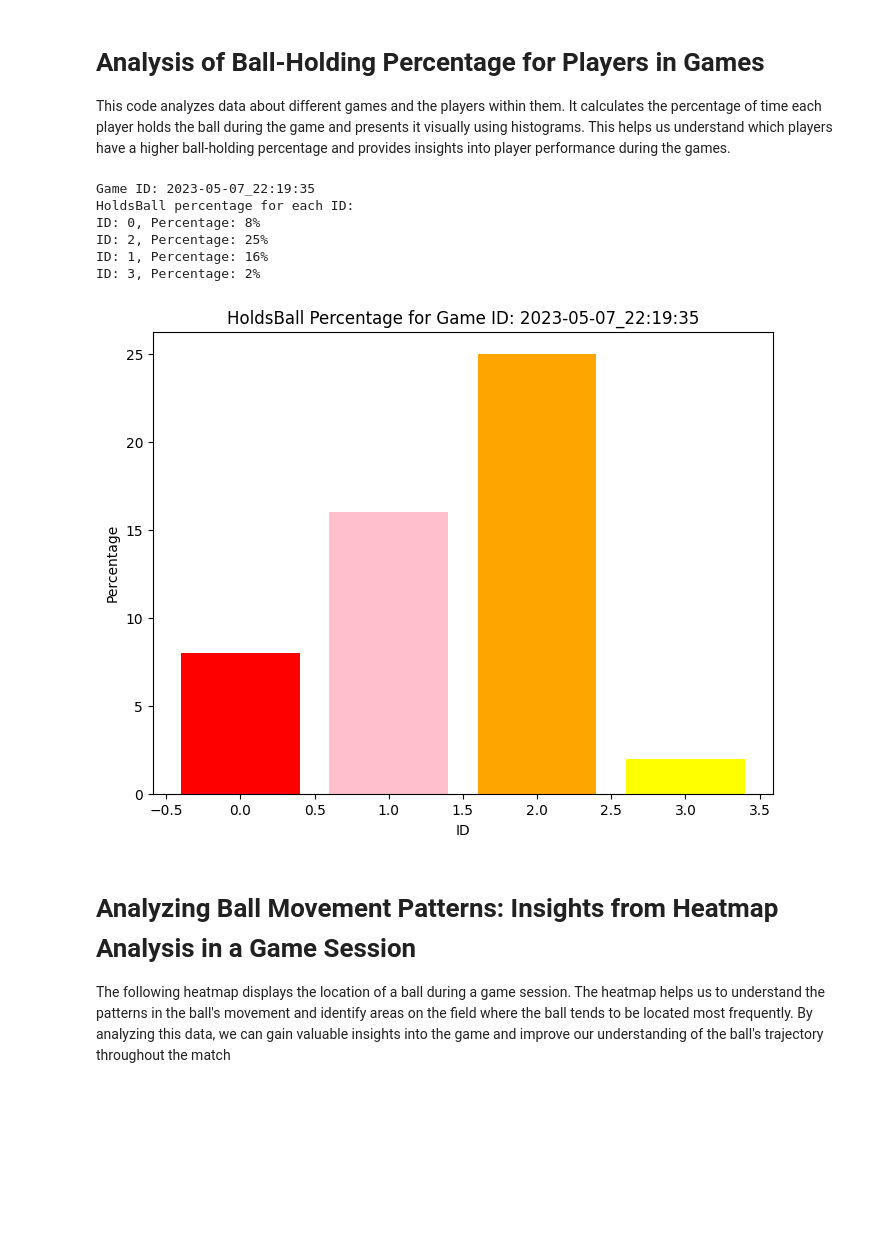
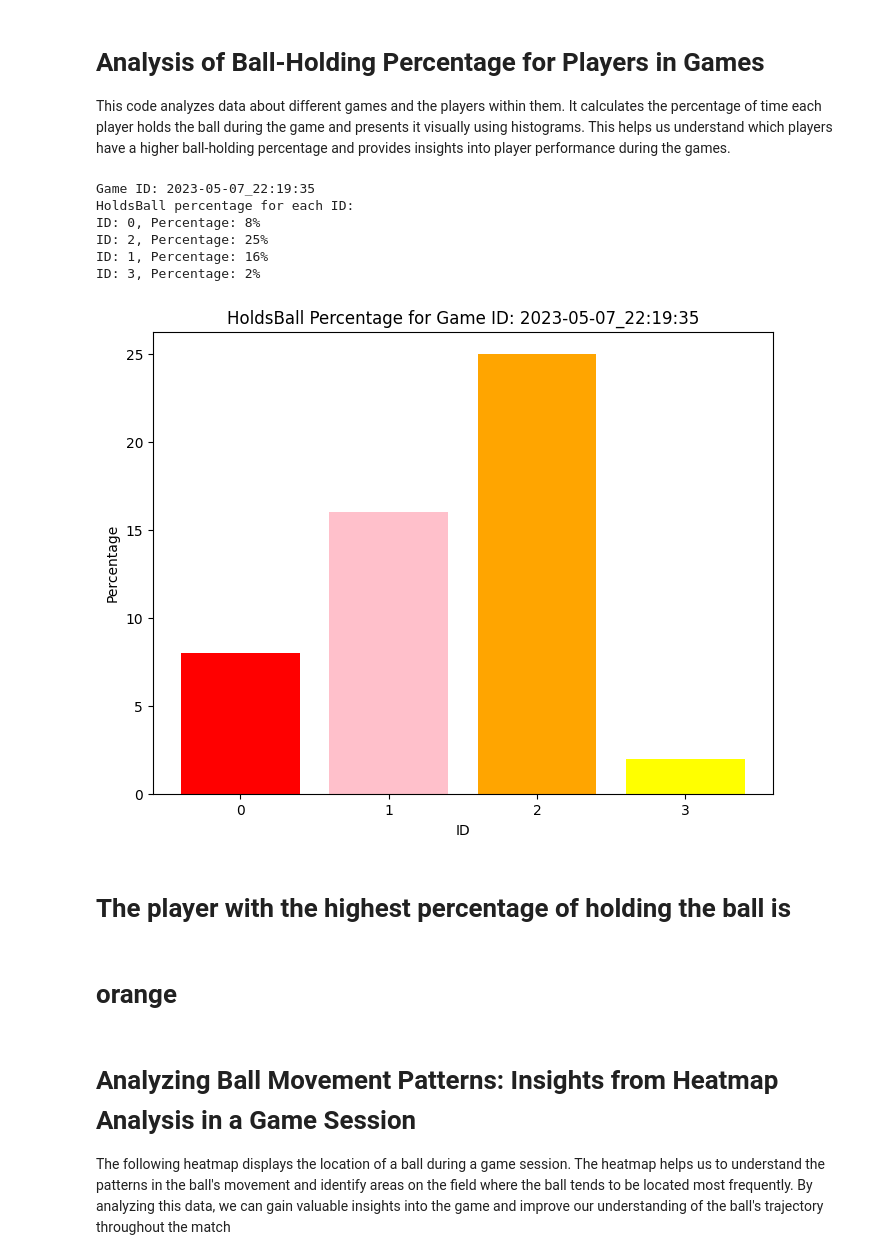
Before and after one commit to yuvalBerghaus/Data_Analysis, a Jupyter notebook: sense_eye_analysis.ipynb, the cells around one changed output. Drawn from its saved outputs; the diff is of its cells as text; code cells hidden in the pictures; blank space fills up the shorter version.

```diff
--- a/sense_eye_analysis.ipynb
+++ b/sense_eye_analysis.ipynb
@@ -65,39 +65,55 @@ for game_id, group in game_groups.items():
         if 'holdsBall' in properties and properties['holdsBall'] and 'id' in properties:
             id_value = properties['id']
             if not isinstance(id_value, int):
                 if id_value not in defined_strings:
                     defined_strings[id_value] = next_numeric_id
                     next_numeric_id += 1
                 id_value = defined_strings[id_value]
             id_counts[id_value] += 1
 
     print(f"Game ID: {game_id}")
     print("HoldsBall percentage for each ID:")
+    hash_map = {}  # Hash map to store ID-percentage associations
+    max_percentage = 0
+    max_color = None
     for id_value, count in id_counts.items():
         percentage = int(count / total_objects * 100)
+        hash_map[id_value] = percentage
+        if percentage > max_percentage:
+            max_percentage = percentage
+            max_color = defined_strings.get(id_value, default_color)
         print(f"ID: {id_value}, Percentage: {percentage}%")
-
-    print("\n")
-
     # Prepare data for plotting
-    ids = list(id_counts.keys())
-    percentages = [int(count / total_objects * 100) for count in id_counts.values()]
+    ids = list(hash_map.keys())
+    percentages = list(hash_map.values())
 
     # Plotting the chart
     plt.figure(figsize=(8, 6))
     plt.bar(ids, percentages, color=[defined_strings.get(id_value, default_color) for id_value in ids])
     plt.xlabel('ID')
     plt.ylabel('Percentage')
     plt.title(f"HoldsBall Percentage for Game ID: {game_id}")
+
+    # Set the x-axis ticks to display only whole numbers
+    plt.xticks(range(min(ids), max(ids) + 1))
+
     plt.show()
 # %% [output]
 Game ID: 2023-05-07_22:19:35
 HoldsBall percentage for each ID:
 ID: 0, Percentage: 8%
 ID: 2, Percentage: 25%
 ID: 1, Percentage: 16%
 ID: 3, Percentage: 2%
-[figure, old version]
+[figure, new version]
+# %% [markdown]
+# The player with the highest percentage of holding the ball is
+# %%
+from IPython.display import display, HTML
+
+display(HTML(f"<h1>{max_color}</h1>"))
+# %% [output]
+orange
 # %% [markdown]
 # Analyzing Ball Movement Patterns: Insights from Heatmap Analysis in a Game Session
 The following heatmap displays the location of a ball during a game session. The heatmap helps us to understand the patterns in the ball's movement and identify areas on the field where the ball tends to be located most frequently. By analyzing this data, we can gain valuable insights into the game and improve our understanding of the ball's trajectory throughout the match
```
